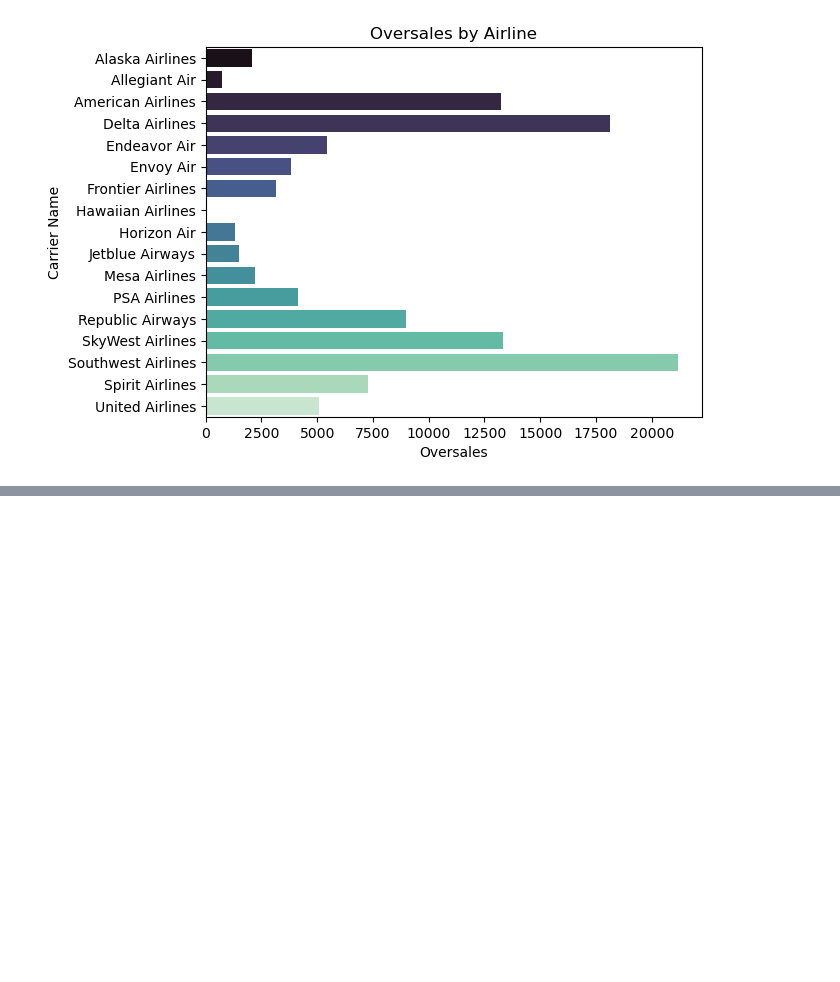
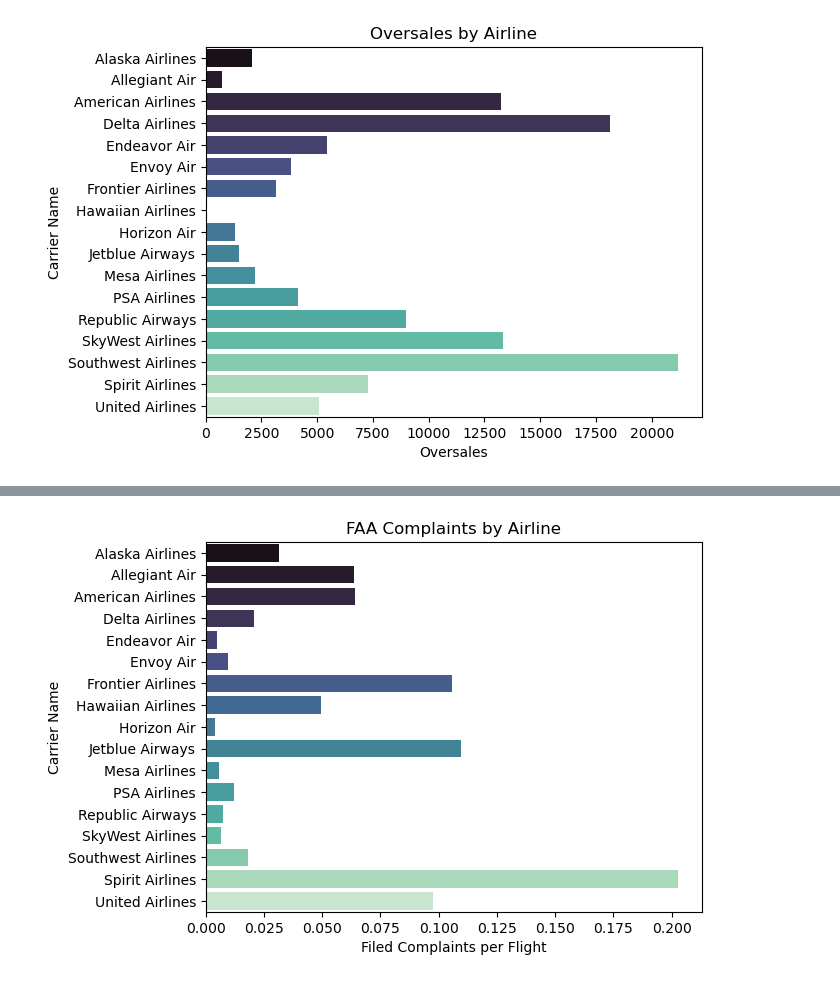
Before and after one commit to ubco-W2022T2-data301/project-group-group51, a Jupyter notebook: analysis/analysis1.ipynb, the cells around one changed output, grey strips where cells are left out. Saved outputs shown, nothing was run; the diff lists cells and outputs as text; code cells hidden in the pictures; blank space fills up the shorter version.

```diff
--- a/analysis/analysis1.ipynb
+++ b/analysis/analysis1.ipynb
@@ -177,0 +183,5 @@ ridge.tight_layout()
+# %%
+complaintsdf=airlinedata2.groupby('Airline')['complaints_per_flight'].sum().reset_index()
+complaints=sns.barplot(complaintsdf,x='complaints_per_flight',y='Airline',palette="mako").set(xlabel="Filed Complaints per Flight",ylabel="Carrier Name",title="FAA Complaints by Airline")
+# %% [output]
+[figure, added]
```
Also changed, not shown: parts of 8 cells of this notebook.
